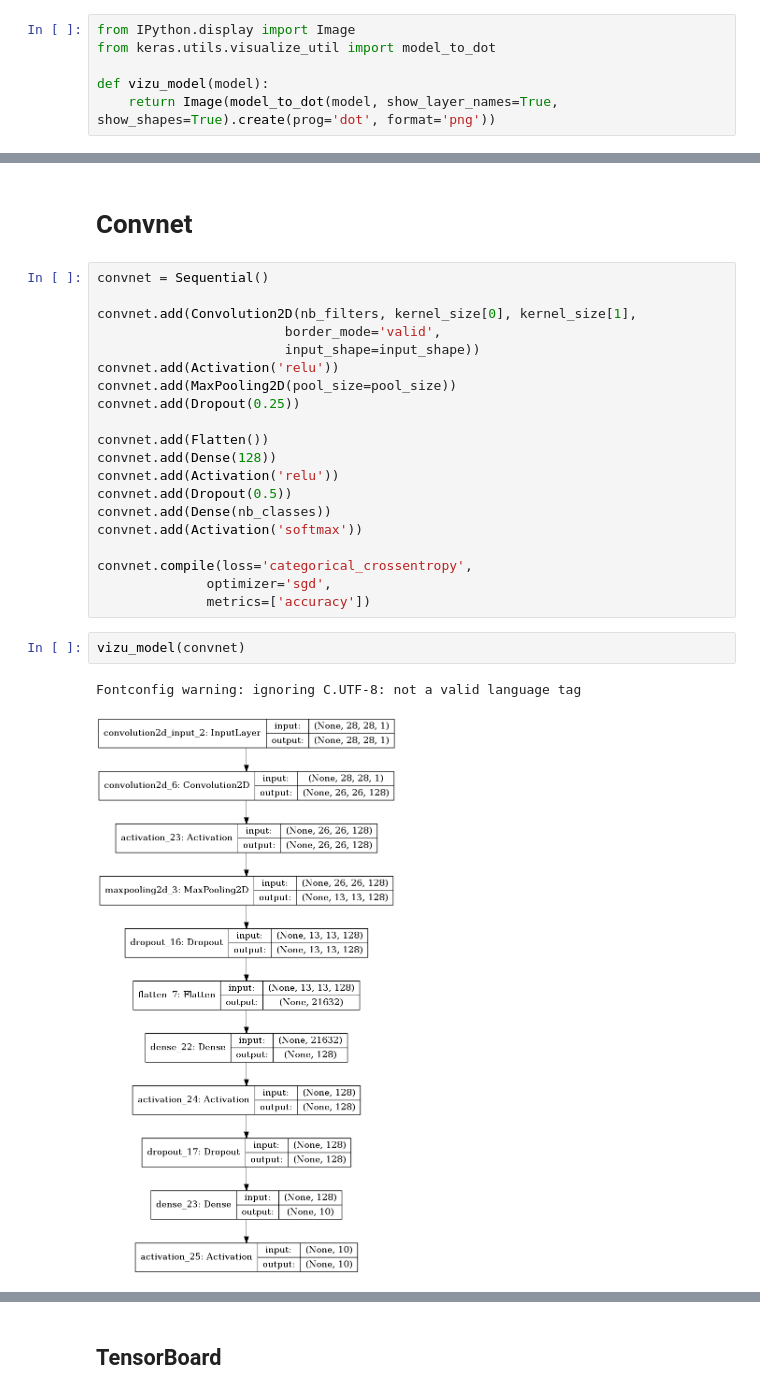
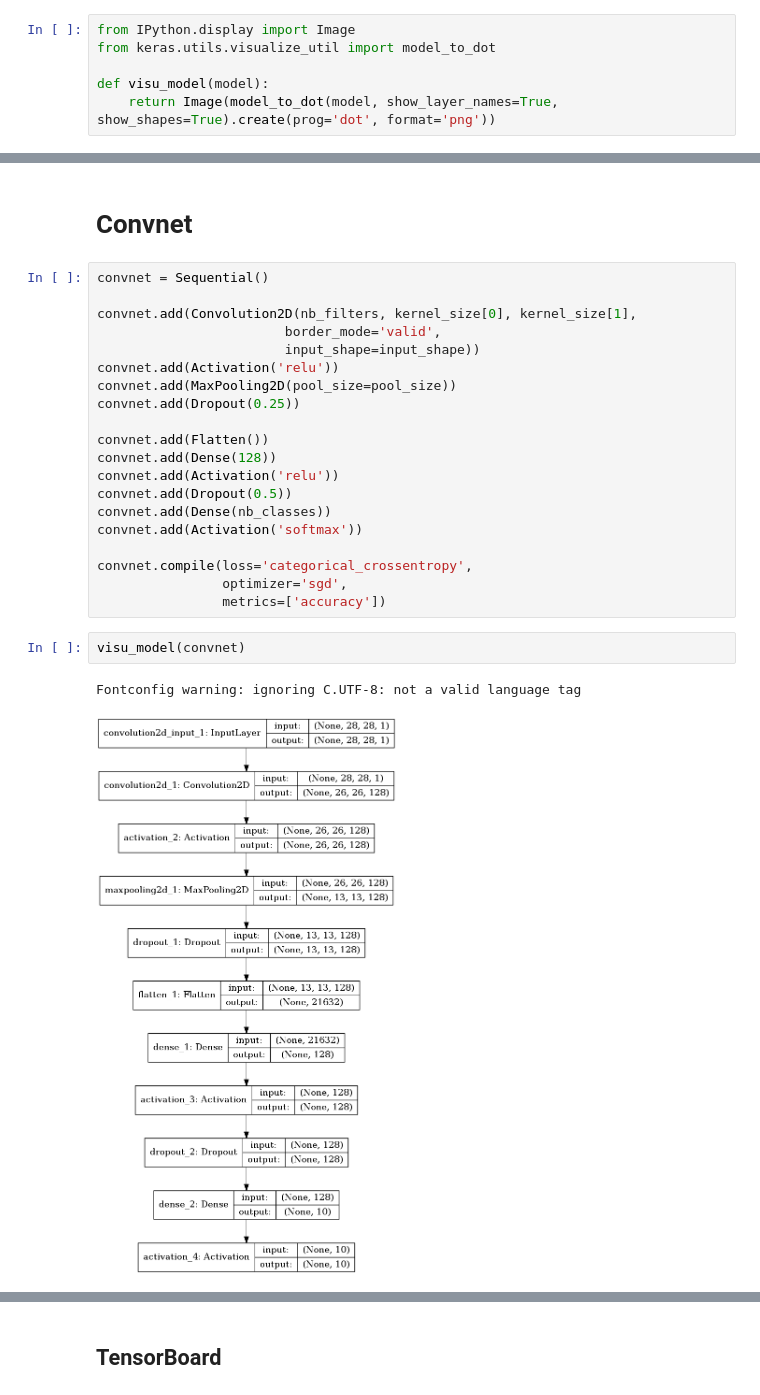
Before and after one commit to tboquet/presentations, a Jupyter notebook: Keras_intro.ipynb, the cells around one changed output, grey strips where cells are left out. Saved outputs shown, nothing was run; the diff lists cells and outputs as text.

```diff
--- a/Keras_intro.ipynb
+++ b/Keras_intro.ipynb
@@ -160,6 +160,6 @@ mlp.compile(loss='categorical_crossentropy',
 from IPython.display import Image
 from keras.utils.visualize_util import model_to_dot
 
-def vizu_model(model):
+def visu_model(model):
     return Image(model_to_dot(model, show_layer_names=True, show_shapes=True).create(prog='dot', format='png'))
 # %%
@@ -209,13 +213,13 @@ convnet.add(Dense(nb_classes))
 convnet.add(Activation('softmax'))
 
 convnet.compile(loss='categorical_crossentropy',
-              optimizer='sgd',
-              metrics=['accuracy'])
+                optimizer='sgd',
+                metrics=['accuracy'])
 # %%
-vizu_model(convnet)
+visu_model(convnet)
 # %% [output]
 Fontconfig warning: ignoring C.UTF-8: not a valid language tag
-[figure, old version]
+[figure, new version]
 # %%
 from keras.callbacks import TensorBoard
 
```
Also changed, not shown: parts of 26 cells of this notebook.
